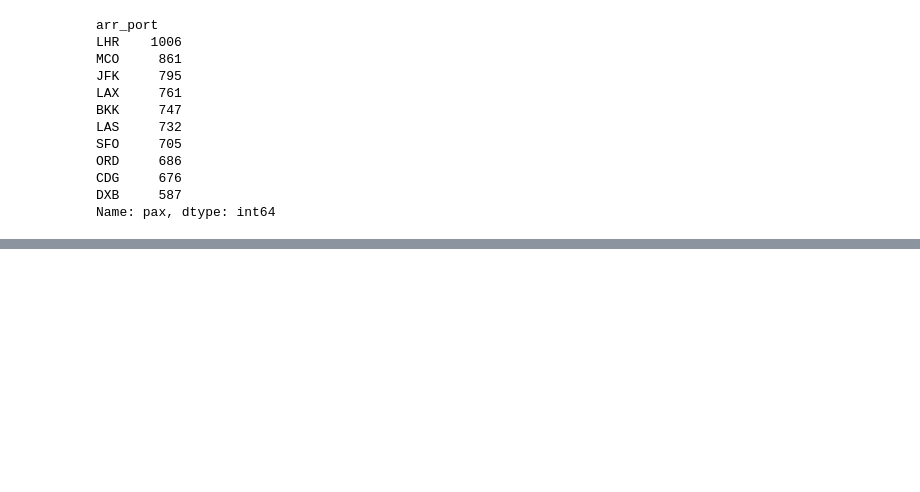
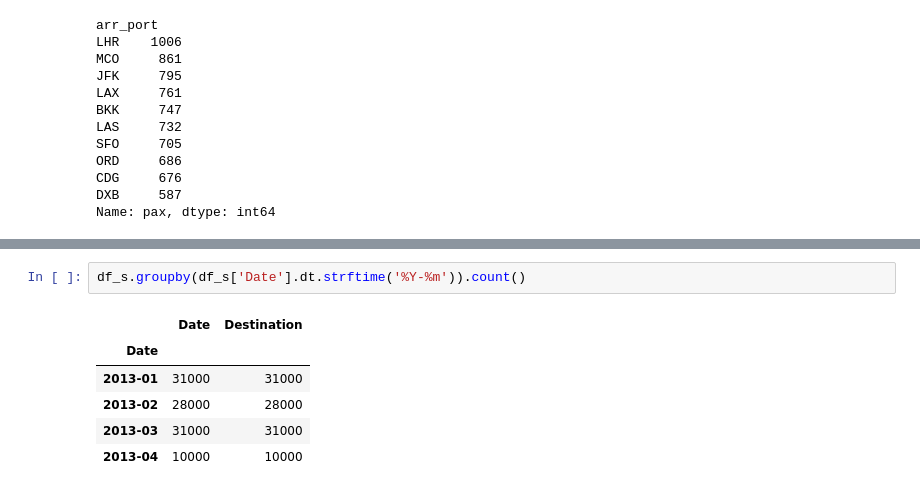
Before and after one commit to rodrigerar/ds_challenge_Gerardo_Rodriguez, a Jupyter notebook: notebook_gerardo_rodriguez.ipynb, the cells around one changed output, grey strips where cells are left out. Saved outputs shown, nothing was run; the diff lists cells and outputs as text; blank space fills up the shorter version.

```diff
--- a/notebook_gerardo_rodriguez.ipynb
+++ b/notebook_gerardo_rodriguez.ipynb
@@ -357,0 +334,9 @@ KeyError: 'date'
+# %%
+df_s.groupby(df_s['Date'].dt.strftime('%Y-%m')).count()
+# %% [output]
+|  | Date | Destination |
+| Date |  |  |
+| 2013-01 | 31000 | 31000 |
+| 2013-02 | 28000 | 28000 |
+| 2013-03 | 31000 | 31000 |
+| 2013-04 | 10000 | 10000 |
```
Also changed, not shown: parts of 35 cells of this notebook, 1 other file.
